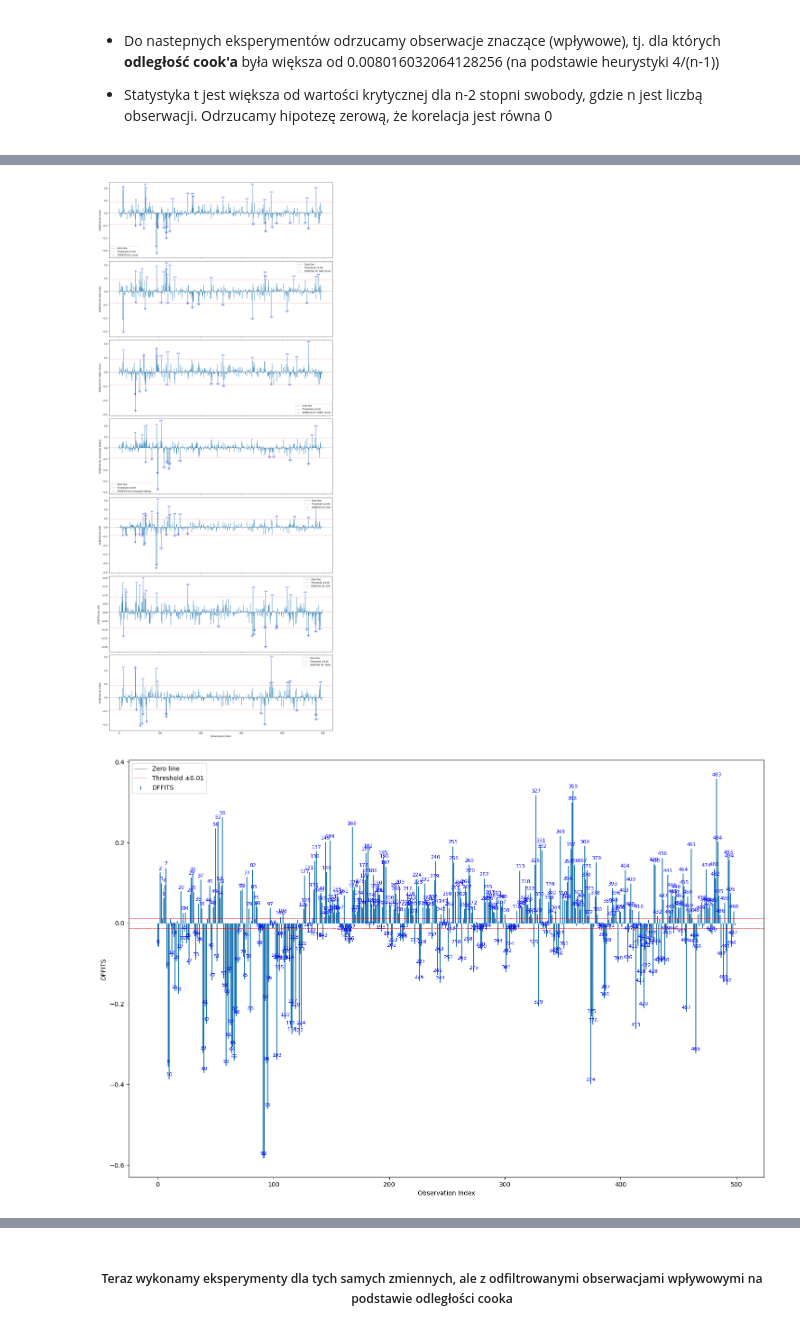
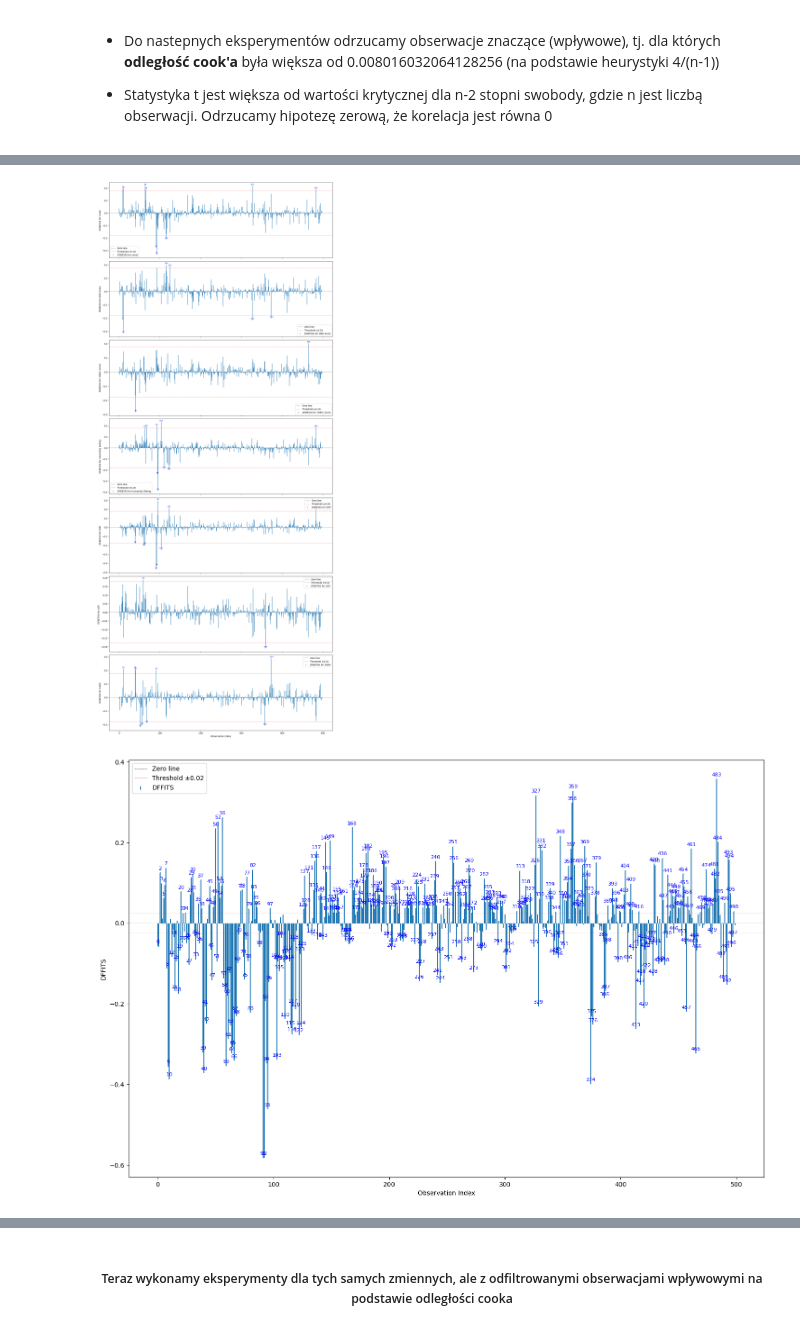
Before and after one commit to milymilek/statistics-projects, a Jupyter notebook: project-3/multiple_regression_analysis.ipynb, the cells around one changed output, grey strips where cells are left out. Drawn from its saved outputs; the diff is of its cells as text; code cells hidden in the pictures.

Commit message:
dffits dfbetas

```diff
--- a/project-3/multiple_regression_analysis.ipynb
+++ b/project-3/multiple_regression_analysis.ipynb
@@ -352,37 +321,39 @@ strong multicollinearity or other numerical problems.
 # %%
 model = sm.OLS(df[target_col], sm.add_constant(df[columns])).fit()
 
 dfbetas = model.get_influence().dfbetas
 
-threshold = 2 / np.sqrt(df.shape[0])
+threshold = 4 / np.sqrt(df.shape[0])
+dfbetas_outliers = []
 
 # Plotting DFBETAS
 fig, axes = plt.subplots(nrows=dfbetas.shape[1], ncols=1, figsize=(15, 35), sharex=True)
 for i in range(dfbetas.shape[1]):
     axes[i].stem(dfbetas[:, i], markerfmt=",", basefmt=" ", label=f'DFBETAS for {sm.add_constant(df[columns]).columns[i]}')
     axes[i].set_ylabel(f'DFBETAS for {sm.add_constant(df[columns]).columns[i]}')
     axes[i].axhline(y=0, color='black', linestyle='--', linewidth=0.5, label='Zero line')
     axes[i].axhline(y=threshold, color='red', linestyle='--', linewidth=0.5, label=f'Threshold ±{threshold:.2f}')
     axes[i].axhline(y=-threshold, color='red', linestyle='--', linewidth=0.5)
 
     # Annotate points above the threshold
     for j, value in enumerate(dfbetas[:, i]):
         if abs(value) > threshold:
+            dfbetas_outliers.append(j)
             axes[i].annotate(f'{j}', (j, value), textcoords="offset points", xytext=(0,5), ha='center', fontsize=8, color='blue')
 
     axes[i].legend(loc='best')
 
 axes[-1].set_xlabel('Observation Index')
 plt.tight_layout()
 plt.show()
 # %% [output]
-[figure, old version]
+[figure, new version]
 # %%
 model = sm.OLS(df[target_col], sm.add_constant(df[columns])).fit()
 
 dffits, _ = model.get_influence().dffits
 
-threshold = 2 * np.sqrt(df.shape[1]) / (df.shape[0] - df.shape[1] - 1)
+threshold = 4 * np.sqrt(df.shape[1]) / (df.shape[0] - df.shape[1] - 1)
 
 # Plotting DFBETAS
 fig, ax = plt.subplots(figsize=(15, 10))
@@ -402,4 +373,4 @@ ax.set_xlabel('Observation Index')
 plt.tight_layout()
 plt.show()
 # %% [output]
-[figure, old version]
+[figure, new version]
```
Also changed, not shown: parts of 25 cells of this notebook.
